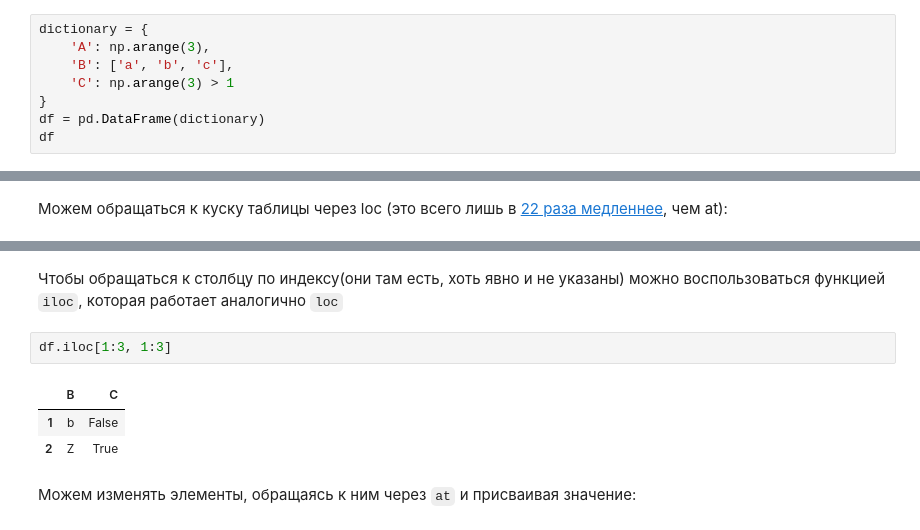
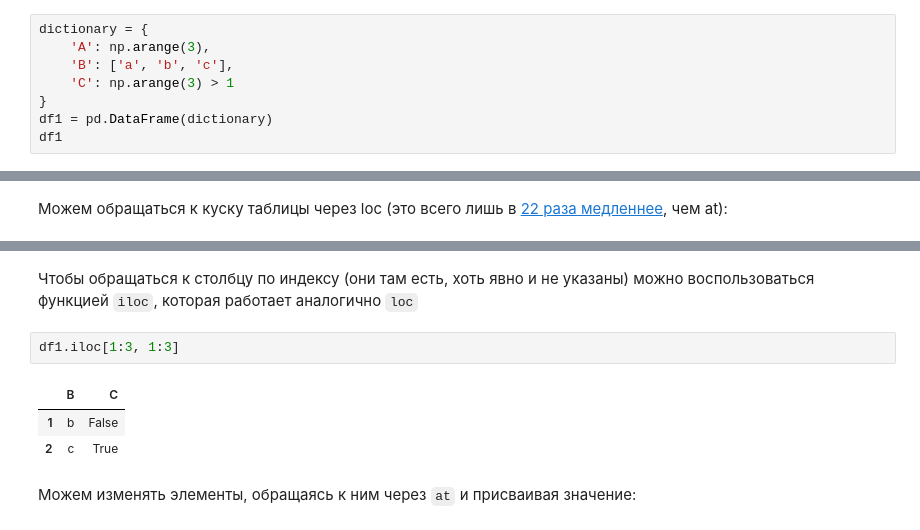
Before and after one commit to samstikhin/mlmathmech, a Jupyter notebook: sem02/Pandas.ipynb, the cells around one changed output, grey strips where cells are left out. Saved outputs shown, nothing was run; the diff lists cells and outputs as text.

```diff
--- a/sem02/Pandas.ipynb
+++ b/sem02/Pandas.ipynb
@@ -133,8 +135,8 @@ dictionary = {
     'B': ['a', 'b', 'c'],
     'C': np.arange(3) > 1
 }
-df = pd.DataFrame(dictionary)
-df
+df1 = pd.DataFrame(dictionary)
+df1
 # %% [output]
 |  | A | B | C |
 | 0 | 0 | a | False |
@@ -195,11 +170,11 @@ Name: A, dtype: int64
 # %% [markdown]
-Чтобы обращаться к столбцу по индексу(они там есть, хоть явно и не указаны) можно воспользоваться функцией `iloc`, которая работает аналогично `loc`
+Чтобы обращаться к столбцу по индексу (они там есть, хоть явно и не указаны) можно воспользоваться функцией `iloc`, которая работает аналогично `loc`
 # %%
-df.iloc[1:3, 1:3]
+df1.iloc[1:3, 1:3]
 # %% [output]
 |  | B | C |
 | 1 | b | False |
-| 2 | Z | True |
+| 2 | c | True |
 # %% [markdown]
 Можем изменять элементы, обращаясь к ним через `at` и присваивая значение:
 # %%
```
Also changed, not shown: parts of 250 cells of this notebook, 12 other files.
